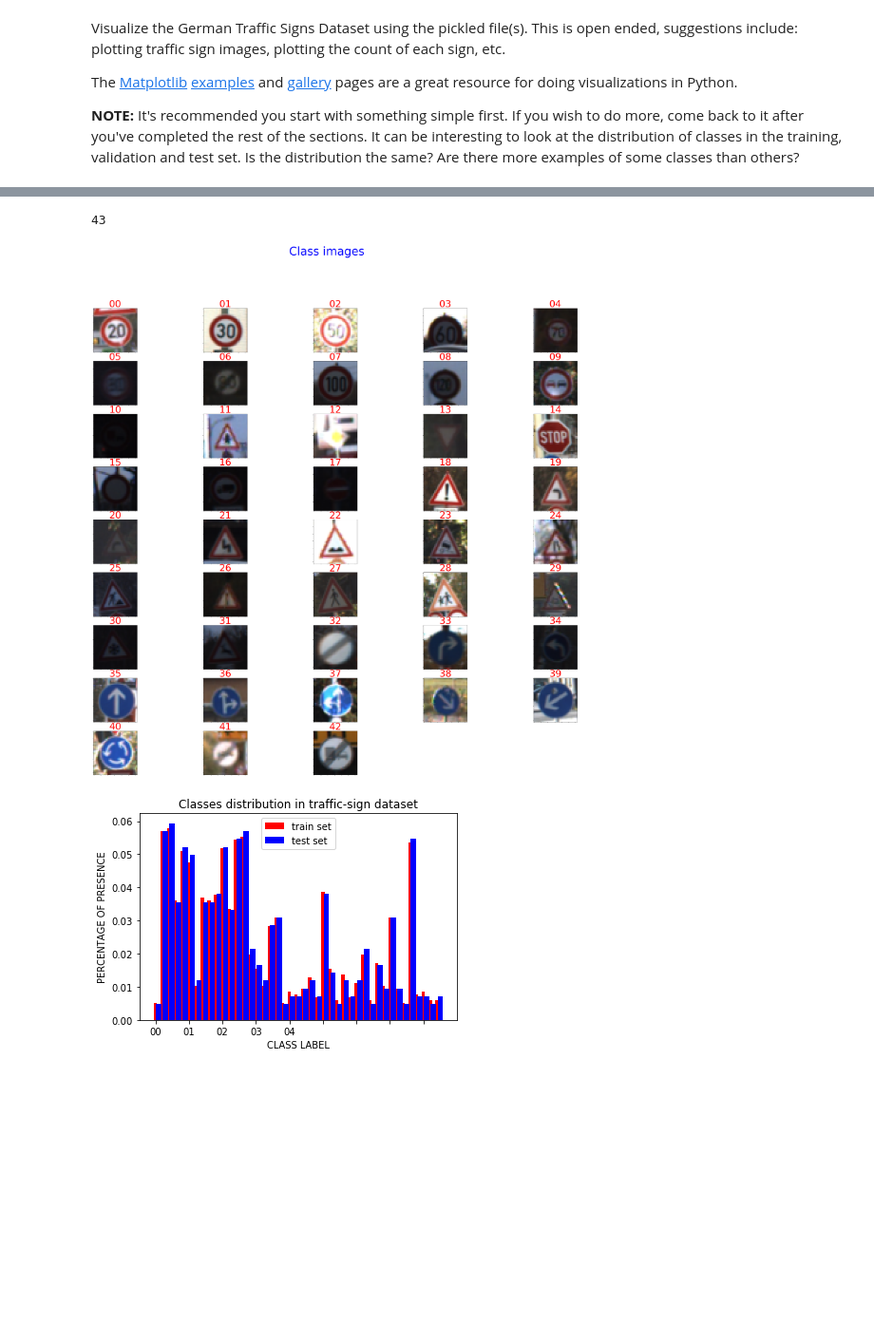
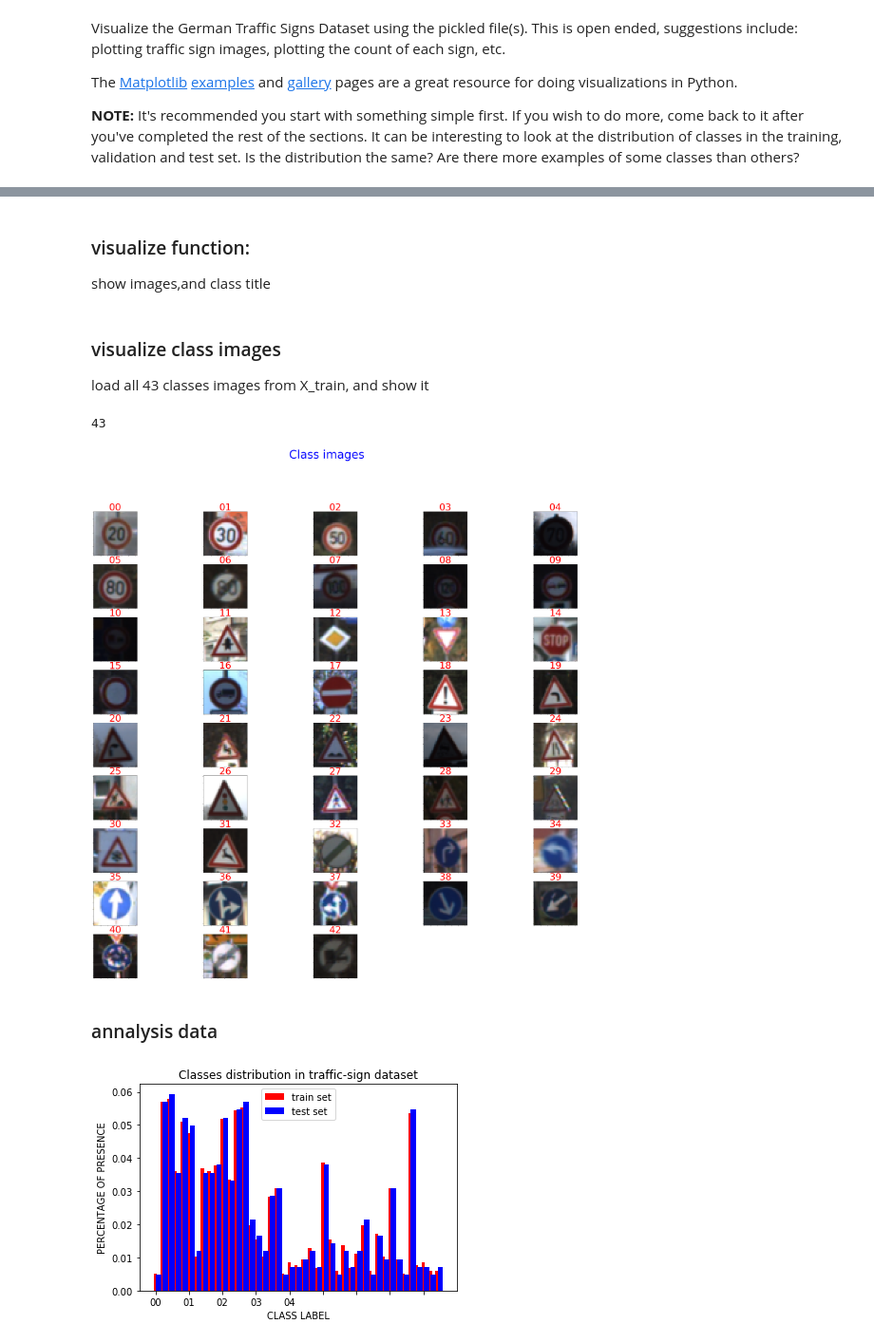
Before and after one commit to luteresa/P3_CarND-Traffic-Sign-Classifier, a Jupyter notebook: Traffic_Sign_Classifier.ipynb, the cells around one changed output, grey strips where cells are left out. Shown at 95% size. Drawn from its saved outputs; the diff is of its cells as text; code cells hidden in the pictures; blank space fills up the shorter version.

```diff
--- a/Traffic_Sign_Classifier.ipynb
+++ b/Traffic_Sign_Classifier.ipynb
@@ -142,5 +144,9 @@ print(y_train[index])
+# %% [markdown]
+### visualize function:
+
+show images,and class title
 # %%
-def visualize_images(list_imgs,title_name,cols=5,show_title=[]):
+def visualize_images(list_imgs,title_name,cols=5,show_title=[],save_name='save.jpg'):
     rows = math.ceil(len(list_imgs)/cols)
     fig,ax_array = plt.subplots(rows,cols,figsize=(cols*10,rows*5))
     plt.suptitle(title_name,fontsize=60,color='b')
@@ -159,20 +165,28 @@ def visualize_images(list_imgs,title_name,cols=5,show_title=[]):
     plt.setp([a.get_xticklabels() for a in ax_array.ravel()],visible=False)
     plt.setp([a.get_yticklabels() for a in ax_array.ravel()],visible=False)
 
+
+    plt.savefig("examples/"+save_name)
     plt.show()
+# %% [markdown]
+### visualize class images
+
+load all 43 classes images from X_train, and show it
 # %%
 class_images=[]
 for class_idx in range(43):
     cur_X = X_train[y_train == class_idx]
     cur_img = cur_X[np.random.randint(len(cur_X))]
     class_images.append(cur_img)
 print(len(class_images))
 
 
-visualize_images(class_images[0:43],'Class images',cols=5)
+visualize_images(class_images[0:43],'Class images',cols=5,save_name="all_class_traffic_types")
 # %% [output]
 43
-[figure, old version]
+[figure, new version]
+# %% [markdown]
+### annalysis data
 # %%
 # bar chart of classes distribution
 train_distribution,test_distribution = np.zeros(n_classes),np.zeros(n_classes)
```
Also changed, not shown: parts of 20 cells of this notebook, 35 other files.
